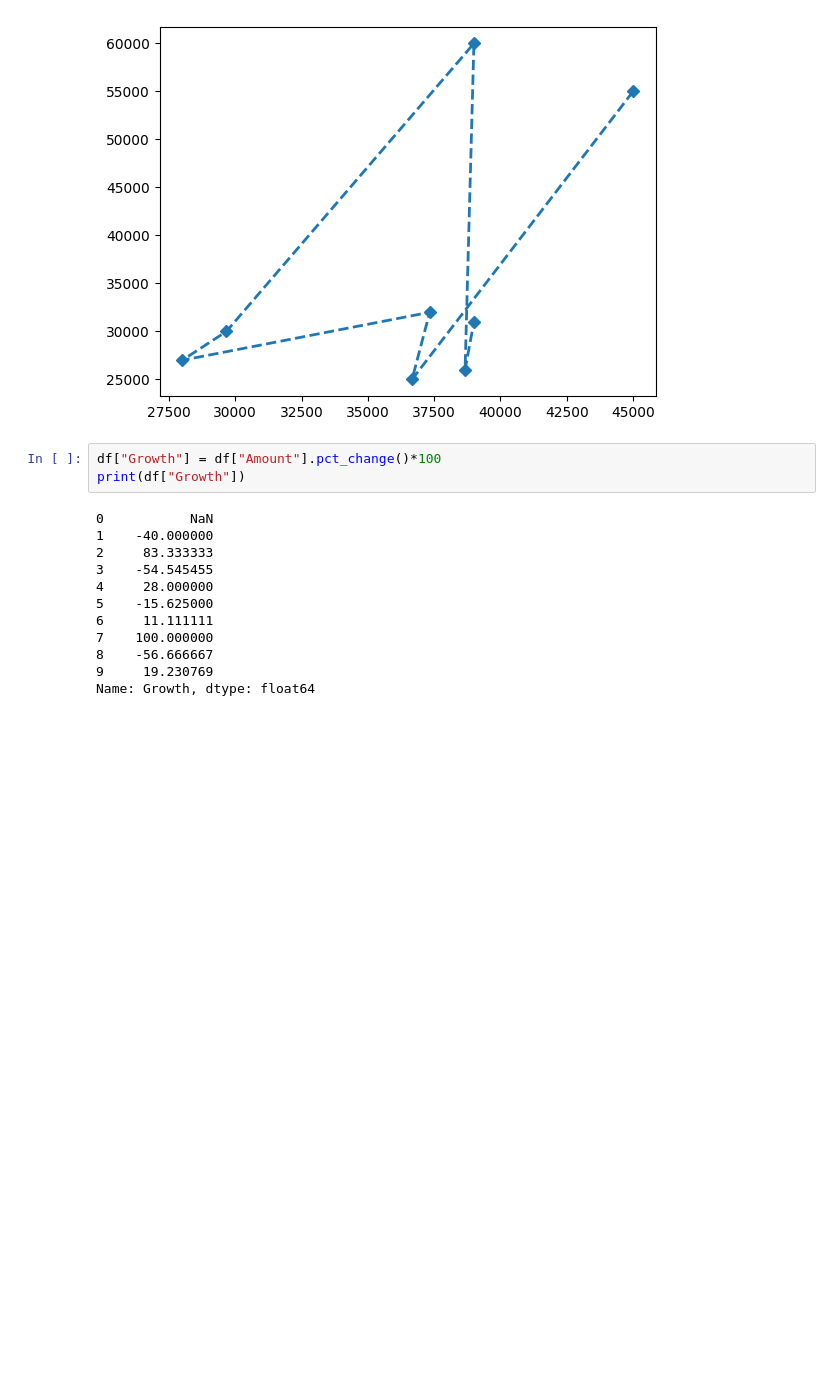
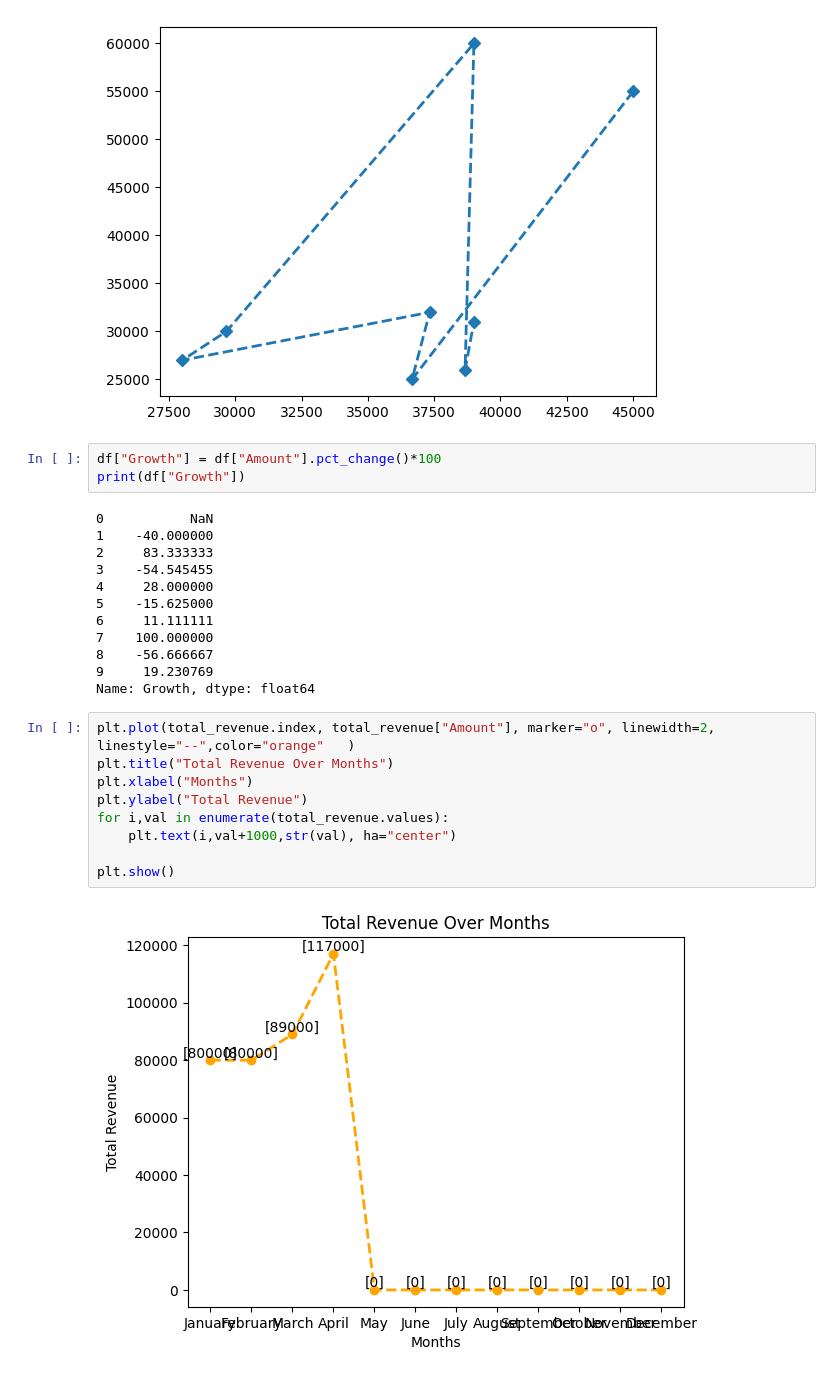
Before and after one commit to RashmiKi/20-hour-Python, a Jupyter notebook: Advanced Python/Assignment.ipynb, the cells around one changed output. Cells and saved outputs as stored; diff of their text form; blank space fills up the shorter version.

```diff
--- a/Advanced Python/Assignment.ipynb
+++ b/Advanced Python/Assignment.ipynb
@@ -114,3 +114,14 @@ print(df["Growth"])
 8    -56.666667
 9     19.230769
 Name: Growth, dtype: float64
+# %%
+plt.plot(total_revenue.index, total_revenue["Amount"], marker="o", linewidth=2, linestyle="--",color="orange"   )
+plt.title("Total Revenue Over Months")
+plt.xlabel("Months")
+plt.ylabel("Total Revenue")
+for i,val in enumerate(total_revenue.values):
+    plt.text(i,val+1000,str(val), ha="center")
+
+plt.show()
+# %% [output]
+[figure, added]
```
Also changed, not shown: parts of 3 cells of this notebook, 26 other files.
